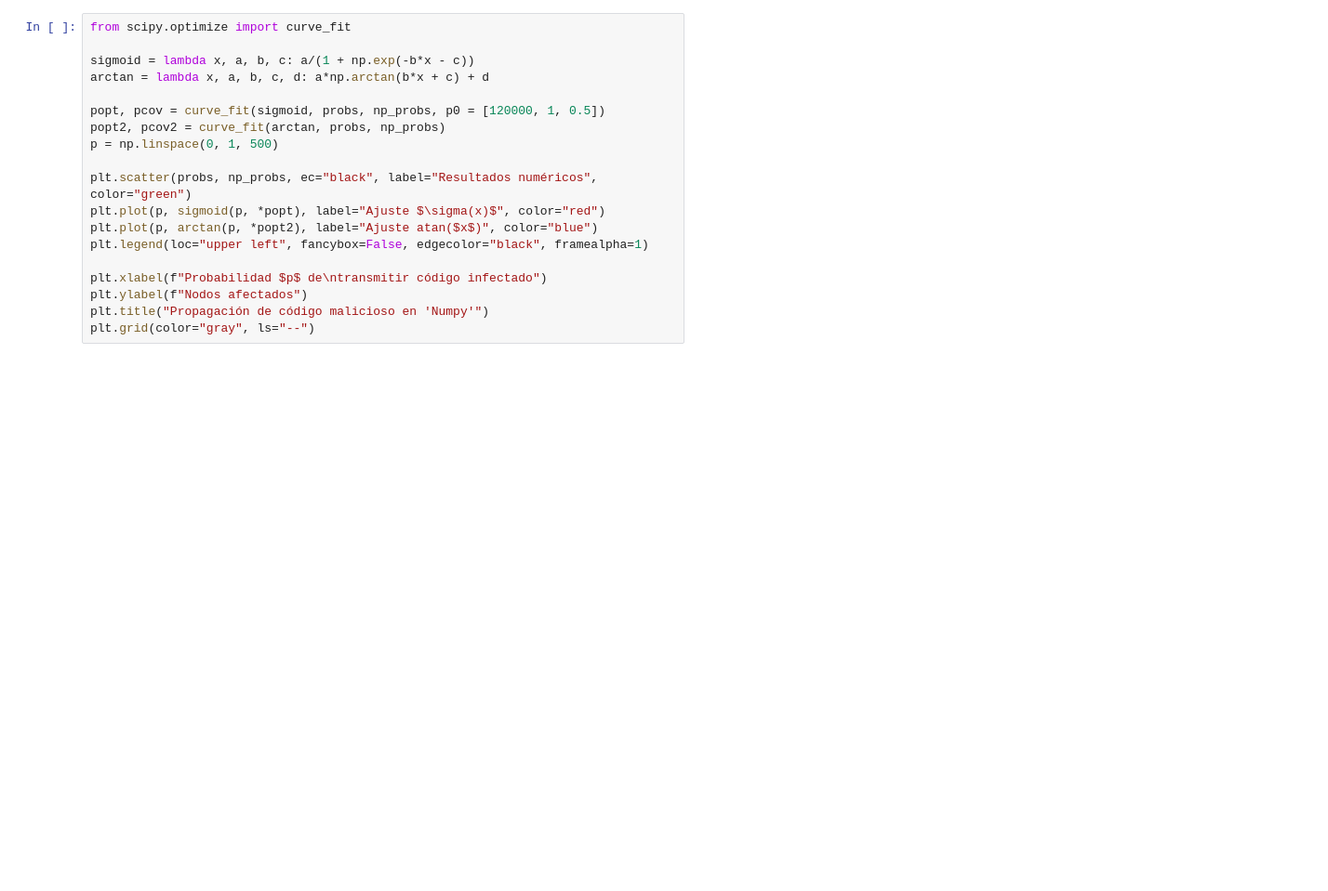
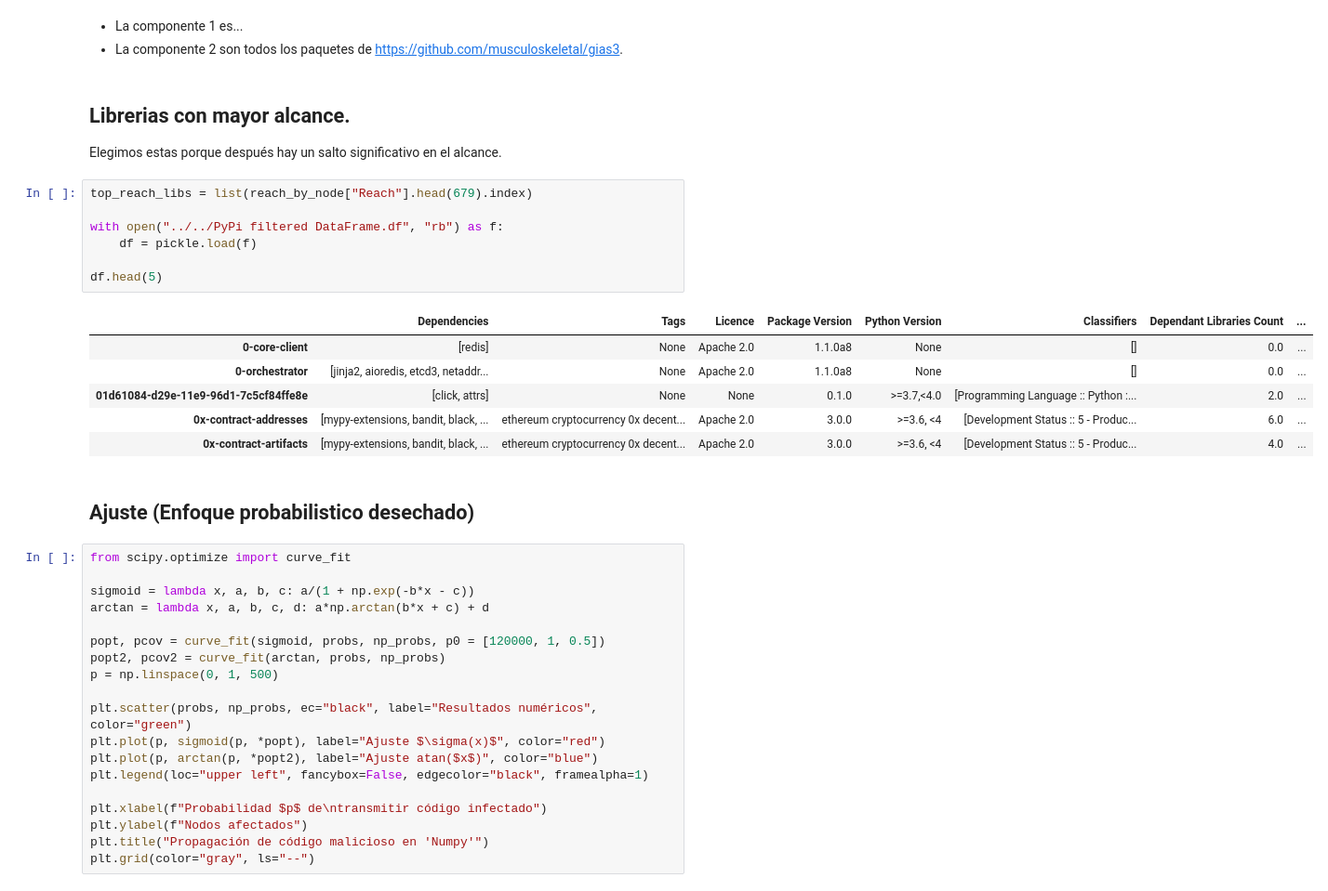
Before and after one commit to facundojgarcia02/CoNet, a Jupyter notebook: Tp Final/analysis/Propagation/propagation.ipynb, the cells around one changed output. Shown at 93% size. Saved outputs shown, nothing was run; the diff lists cells and outputs as text; blank space fills up the shorter version.

```diff
--- a/Tp Final/analysis/Propagation/propagation.ipynb
+++ b/Tp Final/analysis/Propagation/propagation.ipynb
@@ -63,3 +135,26 @@ Done. Function called 169469 times.
+# %% [markdown]
+- La componente 1 es...
+- La componente 2 son todos los paquetes de https://github.com/musculoskeletal/gias3.
+# %% [markdown]
+## Librerias con mayor alcance.
+
+Elegimos estas porque después hay un salto significativo en el alcance.
+# %%
+top_reach_libs = list(reach_by_node["Reach"].head(679).index)
+
+with open("../../PyPi filtered DataFrame.df", "rb") as f:
+    df = pickle.load(f)
+
+df.head(5)
+# %% [output]
+|  | Dependencies | Tags | Licence | Package Version | Python Version | Classifiers | Dependant Libraries Count | ... |
+| 0-core-client | [redis] | None | Apache 2.0 | 1.1.0a8 | None | [] | 0.0 | ... |
+| 0-orchestrator | [jinja2, aioredis, etcd3, netaddr... | None | Apache 2.0 | 1.1.0a8 | None | [] | 0.0 | ... |
+| 01d61084-d29e-11e9-96d1-7c5cf84ffe8e | [click, attrs] | None | None | 0.1.0 | >=3.7,<4.0 | [Programming Language :: Python :... | 2.0 | ... |
+| 0x-contract-addresses | [mypy-extensions, bandit, black, ... | ethereum cryptocurrency 0x decent... | Apache 2.0 | 3.0.0 | >=3.6, <4 | [Development Status :: 5 - Produc... | 6.0 | ... |
+| 0x-contract-artifacts | [mypy-extensions, bandit, black, ... | ethereum cryptocurrency 0x decent... | Apache 2.0 | 3.0.0 | >=3.6, <4 | [Development Status :: 5 - Produc... | 4.0 | ... |
+# %% [markdown]
+## Ajuste (Enfoque probabilistico desechado)
 # %%
 from scipy.optimize import curve_fit
 
```
Also changed, not shown: parts of 11 cells of this notebook.
